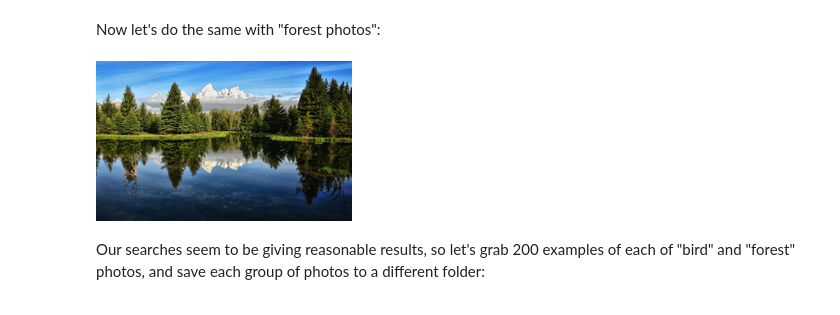
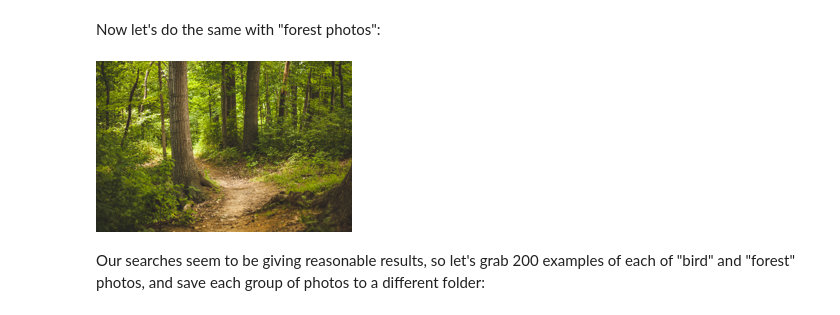
Before and after one commit to lovellbrian/course22, a Jupyter notebook: 00-is-it-a-bird-creating-a-model-from-your-own-data.ipynb, the cells around one changed output. Saved outputs shown, nothing was run; the diff lists cells and outputs as text; code cells hidden in the pictures.

Commit message:
Change forest to woodlands

```diff
--- a/00-is-it-a-bird-creating-a-model-from-your-own-data.ipynb
+++ b/00-is-it-a-bird-creating-a-model-from-your-own-data.ipynb
@@ -64,10 +64,10 @@ im.to_thumb(256,256)
 # %% [markdown]
 Now let's do the same with "forest photos":
 # %%
-download_url(search_images('forest photos', max_images=1)[0], 'forest.jpg', show_progress=False)
-Image.open('forest.jpg').to_thumb(256,256)
+download_url(search_images('woodlands photos', max_images=1)[0], 'woodlands.jpg', show_progress=False)
+Image.open('woodlands.jpg').to_thumb(256,256)
 # %% [output]
-[figure, old version]
+[figure, new version]
 # %% [markdown]
 Our searches seem to be giving reasonable results, so let's grab 200 examples of each of "bird" and "forest" photos, and save each group of photos to a different folder:
 # %%
```
Also changed, not shown: parts of 5 cells of this notebook, 1 other file.
